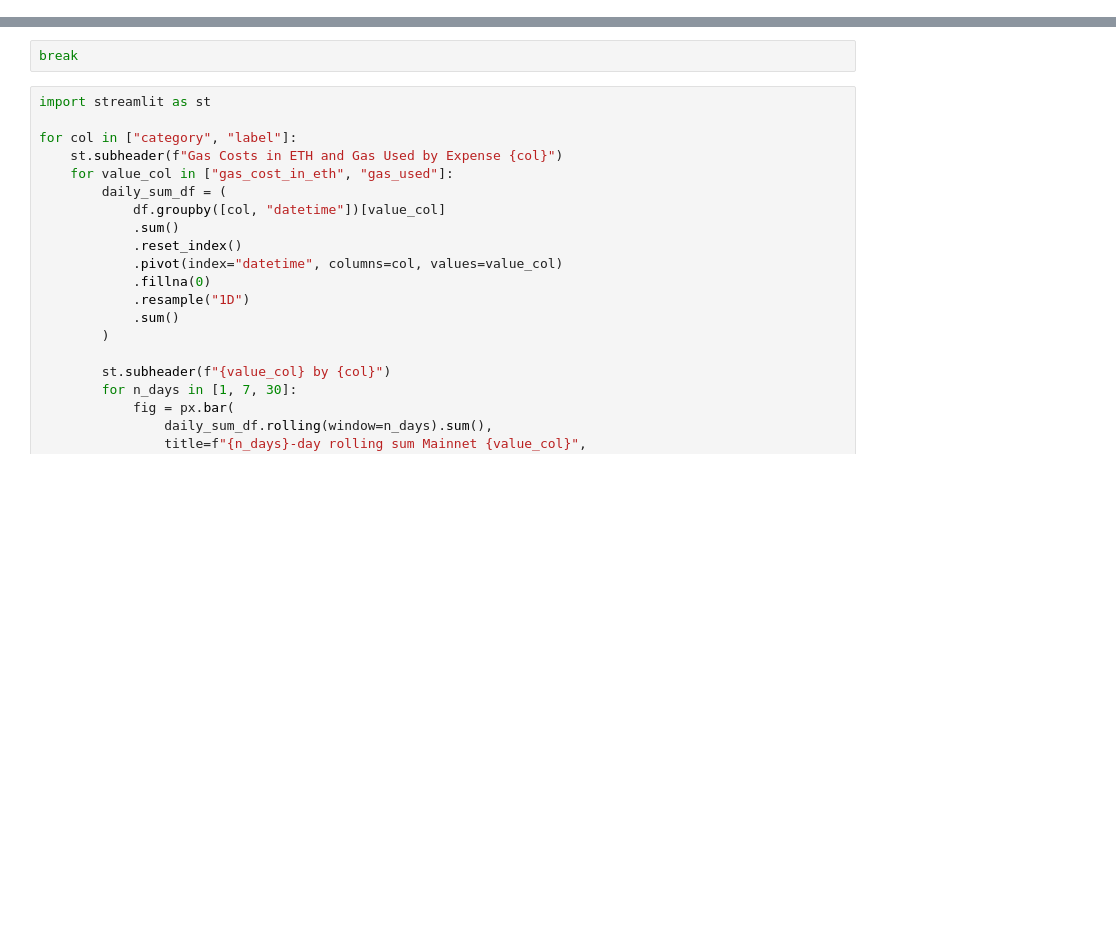
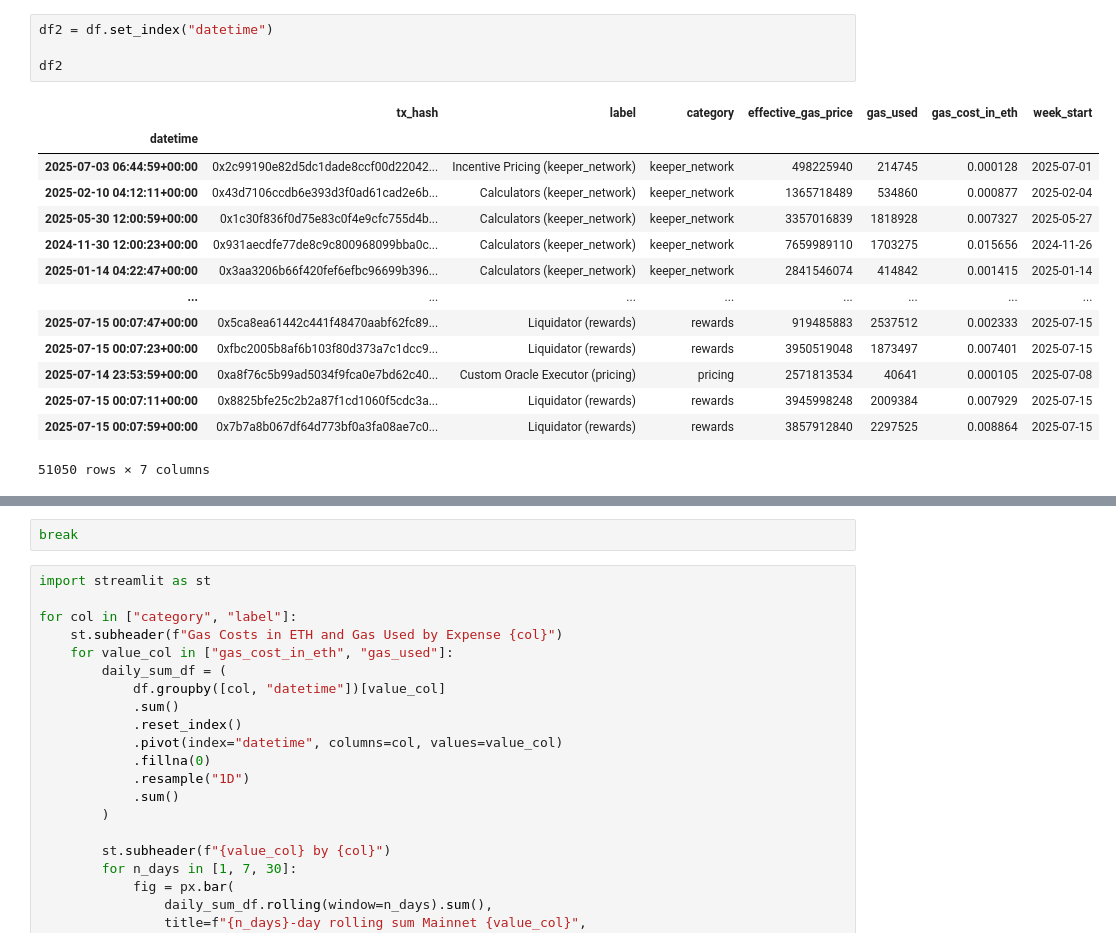
Before and after one commit to Tokemak/v2-rebalance-dashboard, a Jupyter notebook: mainnet_launch/database/schema/ensure_tables_are_current/using_onchain/working_gas_costs_notebook.ipynb, the cells around one changed output, grey strips where cells are left out. Drawn from its saved outputs; the diff is of its cells as text; blank space fills up the shorter version.

```diff
--- a/mainnet_launch/database/schema/ensure_tables_are_current/using_onchain/working_gas_costs_notebook.ipynb
+++ b/mainnet_launch/database/schema/ensure_tables_are_current/using_onchain/working_gas_costs_notebook.ipynb
@@ -16,0 +29,19 @@ df, address_constants = fetch_our_gas_costs_df()
+# %%
+df2 = df.set_index("datetime")
+
+df2
+# %% [output]
+|  | tx_hash | label | category | effective_gas_price | gas_used | gas_cost_in_eth | week_start |
+| datetime |  |  |  |  |  |  |  |
+| 2025-07-03 06:44:59+00:00 | 0x2c99190e82d5dc1dade8ccf00d22042... | Incentive Pricing (keeper_network) | keeper_network | 498225940 | 214745 | 0.000128 | 2025-07-01 |
+| 2025-02-10 04:12:11+00:00 | 0x43d7106ccdb6e393d3f0ad61cad2e6b... | Calculators (keeper_network) | keeper_network | 1365718489 | 534860 | 0.000877 | 2025-02-04 |
+| 2025-05-30 12:00:59+00:00 | 0x1c30f836f0d75e83c0f4e9cfc755d4b... | Calculators (keeper_network) | keeper_network | 3357016839 | 1818928 | 0.007327 | 2025-05-27 |
+| 2024-11-30 12:00:23+00:00 | 0x931aecdfe77de8c9c800968099bba0c... | Calculators (keeper_network) | keeper_network | 7659989110 | 1703275 | 0.015656 | 2024-11-26 |
+| 2025-01-14 04:22:47+00:00 | 0x3aa3206b66f420fef6efbc96699b396... | Calculators (keeper_network) | keeper_network | 2841546074 | 414842 | 0.001415 | 2025-01-14 |
+| ... | ... | ... | ... | ... | ... | ... | ... |
+| 2025-07-15 00:07:47+00:00 | 0x5ca8ea61442c441f48470aabf62fc89... | Liquidator (rewards) | rewards | 919485883 | 2537512 | 0.002333 | 2025-07-15 |
+| 2025-07-15 00:07:23+00:00 | 0xfbc2005b8af6b103f80d373a7c1dcc9... | Liquidator (rewards) | rewards | 3950519048 | 1873497 | 0.007401 | 2025-07-15 |
+| 2025-07-14 23:53:59+00:00 | 0xa8f76c5b99ad5034f9fca0e7bd62c40... | Custom Oracle Executor (pricing) | pricing | 2571813534 | 40641 | 0.000105 | 2025-07-08 |
+| 2025-07-15 00:07:11+00:00 | 0x8825bfe25c2b2a87f1cd1060f5cdc3a... | Liquidator (rewards) | rewards | 3945998248 | 2009384 | 0.007929 | 2025-07-15 |
+| 2025-07-15 00:07:59+00:00 | 0x7b7a8b067df64d773bf0a3fa08ae7c0... | Liquidator (rewards) | rewards | 3857912840 | 2297525 | 0.008864 | 2025-07-15 |
+51050 rows × 7 columns
```
Also changed, not shown: parts of 8 cells of this notebook, 2 other files.
